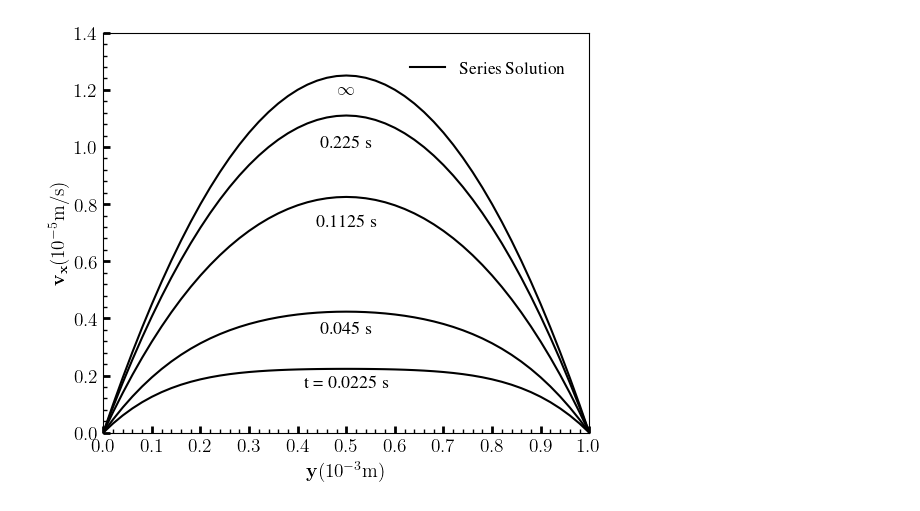
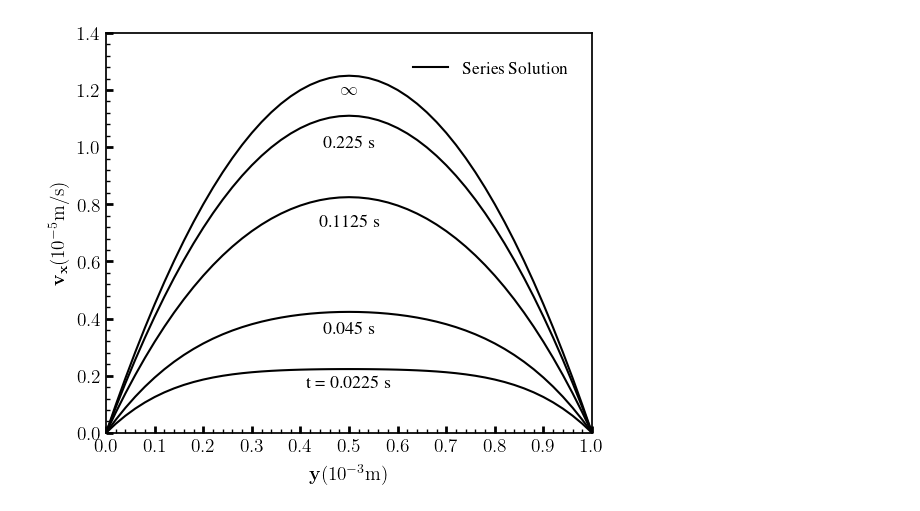
Before and after one commit to simzc/PythonPlot, a Jupyter notebook: plot.ipynb, the cells around one changed output. Drawn from its saved outputs; the diff is of its cells as text; code cells hidden in the pictures.

Commit message:
added the function which control the distance between label and axis.

```diff
--- a/plot.ipynb
+++ b/plot.ipynb
@@ -46,39 +46,39 @@ plt.text(0.5, 0.725, '0.1125 s',     fontsize=13, color='black', ha='center')
 plt.text(0.5, 1.0,   '0.225 s',      fontsize=13, color='black', ha='center')
 plt.text(0.5, 1.185,  r'$\infty$',   fontsize=13, color='black', ha='center')
 
-# Set the tile of axes
-plt.xlabel(r'$\mathrm{\mathbf{y} (10^{-3}m)}$',       fontsize=14)
-plt.ylabel(r'$\mathrm{\mathbf{v_{x}} (10^{-5}m/s)}$', fontsize=14)
+# Set the tile and styles of axes
+plt.xlabel(r'$\mathrm{\mathbf{y} (10^{-3}m)}$',       fontsize=14, labelpad=6)
+plt.ylabel(r'$\mathrm{\mathbf{v_{x}} (10^{-5}m/s)}$', fontsize=14, labelpad=6)
 
 # Tick styles and aranges
 plt.xticks(np.arange(0.0, 1.01, 0.1), fontsize=14)
 plt.yticks(np.arange(0.0, 1.41, 0.2), fontsize=14)
 
 # Minor tick styles and aranges
 plt.minorticks_on()
 plt.gca().xaxis.set_minor_locator(plt.MultipleLocator(0.02))
 plt.gca().yaxis.set_minor_locator(plt.MultipleLocator(0.04))
 
 # Set the size and position of major and minor ticks
 plt.tick_params(axis='both', length=5, width=2, direction="in")
 plt.tick_params(axis='both', which='minor', length=3, width=1, direction="in")
 
 # Set the starting and ending position of axes
 plt.xlim([0, 1.0])
 plt.ylim([0, 1.4])
 
 # Set the styles of axes line
 bwidth = 1.25
 plt.rcParams["axes.linewidth"] = bwidth
 
 # Set the legend on
 plt.legend()
 plt.legend(prop={"size":12.5}, frameon=False, edgecolor='k', bbox_to_anchor=(0.6, 0.85))
 
 # Set the filling range
 plt.subplots_adjust(left=0.14,right=0.95,top=0.95,bottom=0.15)
 
 plt.savefig("my_plot.svg")
 plt.show()
 # %% [output]
-[figure, old version]
+[figure, new version]
```
Also changed, not shown: 1 other file.
